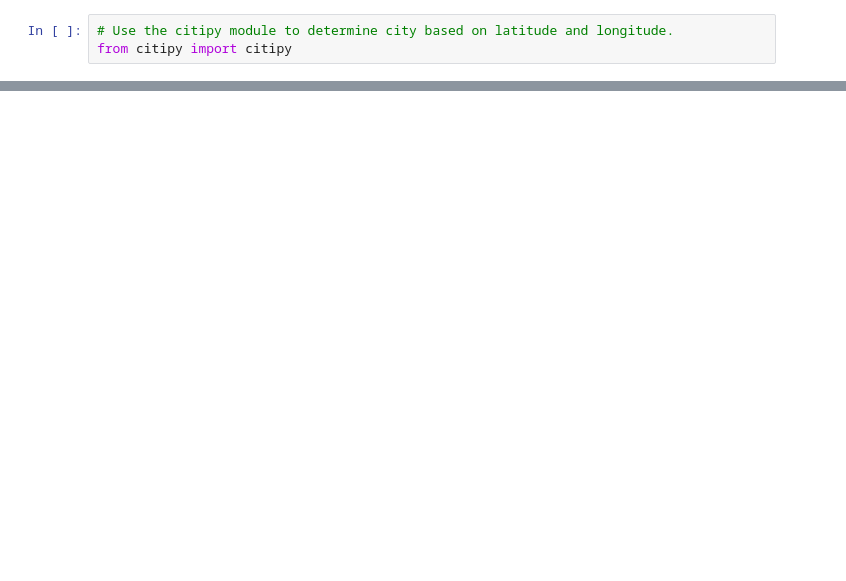
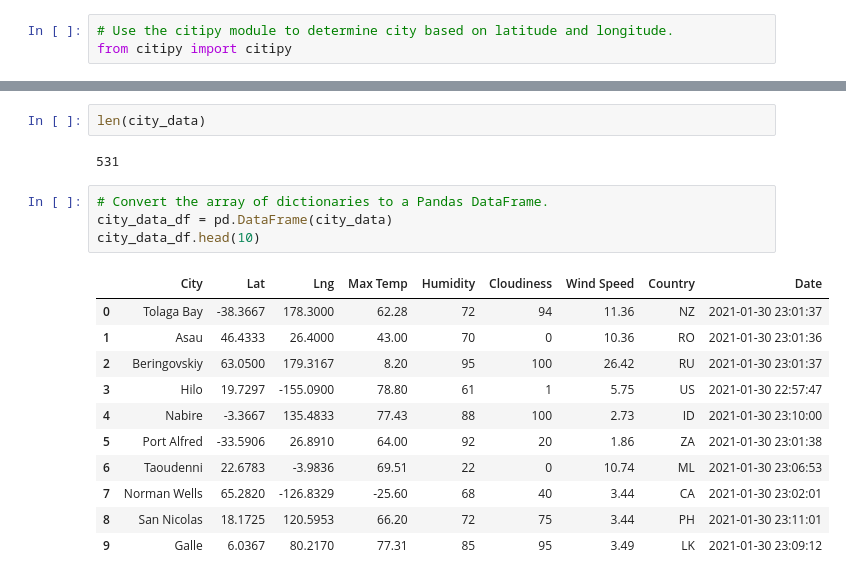
Before and after one commit to veracristal/World_Weather_Analysis, a Jupyter notebook: WeatherPy.ipynb, the cells around one changed output, grey strips where cells are left out. Cells and saved outputs as stored; diff of their text form; blank space fills up the shorter version.

```diff
--- a/WeatherPy.ipynb
+++ b/WeatherPy.ipynb
@@ -56,0 +150,20 @@ len(cities)
+# %%
+len(city_data)
+# %% [output]
+531
+# %%
+# Convert the array of dictionaries to a Pandas DataFrame.
+city_data_df = pd.DataFrame(city_data)
+city_data_df.head(10)
+# %% [output]
+|  | City | Lat | Lng | Max Temp | Humidity | Cloudiness | Wind Speed | Country | Date |
+| 0 | Tolaga Bay | -38.3667 | 178.3000 | 62.28 | 72 | 94 | 11.36 | NZ | 2021-01-30 23:01:37 |
+| 1 | Asau | 46.4333 | 26.4000 | 43.00 | 70 | 0 | 10.36 | RO | 2021-01-30 23:01:36 |
+| 2 | Beringovskiy | 63.0500 | 179.3167 | 8.20 | 95 | 100 | 26.42 | RU | 2021-01-30 23:01:37 |
+| 3 | Hilo | 19.7297 | -155.0900 | 78.80 | 61 | 1 | 5.75 | US | 2021-01-30 22:57:47 |
+| 4 | Nabire | -3.3667 | 135.4833 | 77.43 | 88 | 100 | 2.73 | ID | 2021-01-30 23:10:00 |
+| 5 | Port Alfred | -33.5906 | 26.8910 | 64.00 | 92 | 20 | 1.86 | ZA | 2021-01-30 23:01:38 |
+| 6 | Taoudenni | 22.6783 | -3.9836 | 69.51 | 22 | 0 | 10.74 | ML | 2021-01-30 23:06:53 |
+| 7 | Norman Wells | 65.2820 | -126.8329 | -25.60 | 68 | 40 | 3.44 | CA | 2021-01-30 23:02:01 |
+| 8 | San Nicolas | 18.1725 | 120.5953 | 66.20 | 72 | 75 | 3.44 | PH | 2021-01-30 23:11:01 |
+| 9 | Galle | 6.0367 | 80.2170 | 77.31 | 85 | 95 | 3.49 | LK | 2021-01-30 23:09:12 |
```
Also changed, not shown: parts of 8 cells of this notebook, 3 other files.
